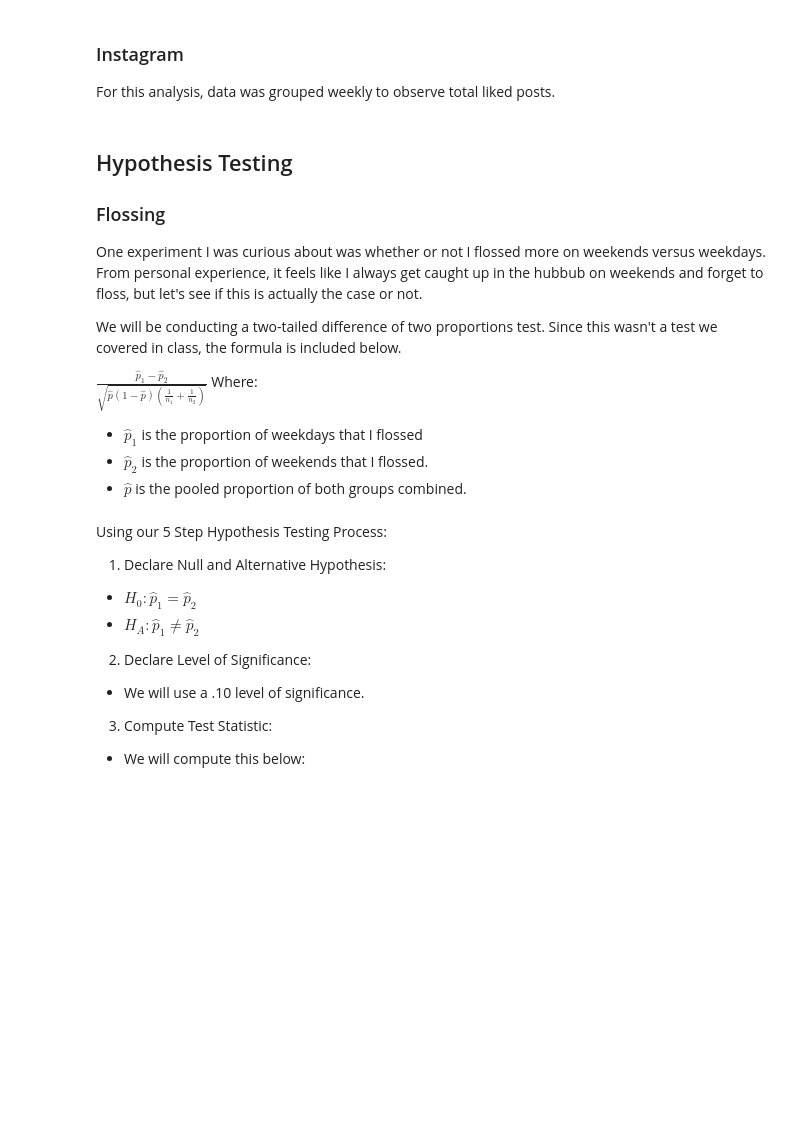
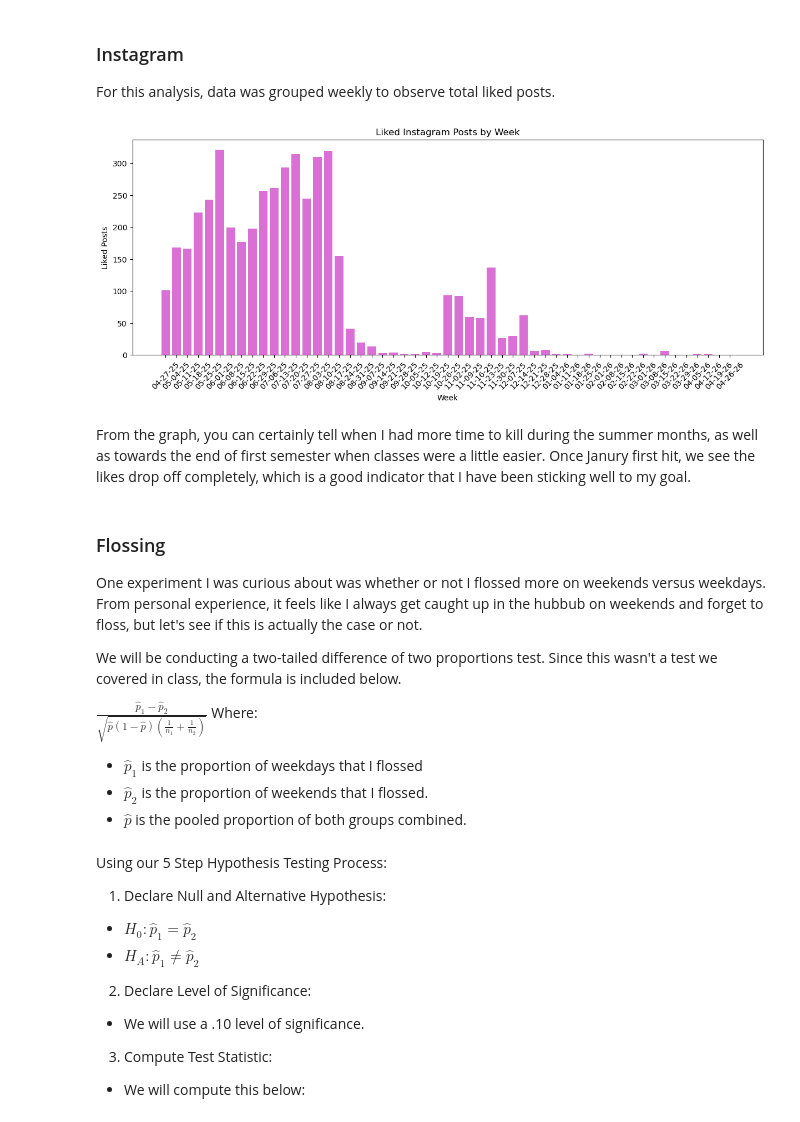
Before and after one commit to CharlieRing4/CPSC222FinalProject, a Jupyter notebook: QuantifiedSelfEDA.ipynb, the cells around one changed output. Saved outputs shown, nothing was run; the diff lists cells and outputs as text; code cells hidden in the pictures; blank space fills up the shorter version.

```diff
--- a/QuantifiedSelfEDA.ipynb
+++ b/QuantifiedSelfEDA.ipynb
@@ -142,9 +127,13 @@ Here are the main patterns I am curious about:
 ### Instagram
 
 For this analysis, data was grouped weekly to observe total liked posts.
+# %%
+utilities.make_insta_graph(merged_df)
+# %% [output]
+[figure, added]
+# %% [markdown]
+From the graph, you can certainly tell when I had more time to kill during the summer months, as well as towards the end of first semester when classes were a little easier. Once Janury first hit, we see the likes drop off completely, which is a good indicator that I have been sticking well to my goal.
 # %% [markdown]
-## Hypothesis Testing
-
 ### Flossing
 
 One experiment I was curious about was whether or not I flossed more on weekends versus weekdays. From personal experience, it feels like I always get caught up in the hubbub on weekends and forget to floss, but let's see if this is actually the case or not.
```
Also changed, not shown: parts of 8 cells of this notebook, 2 other files.
